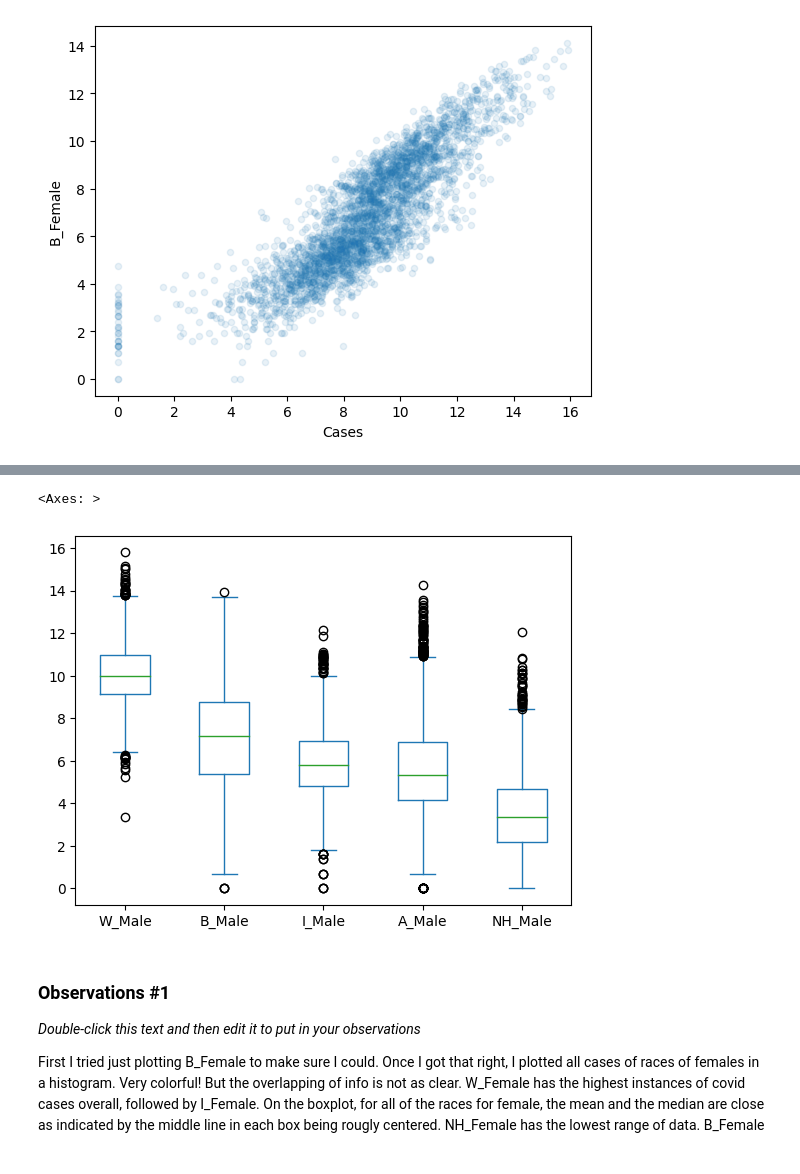
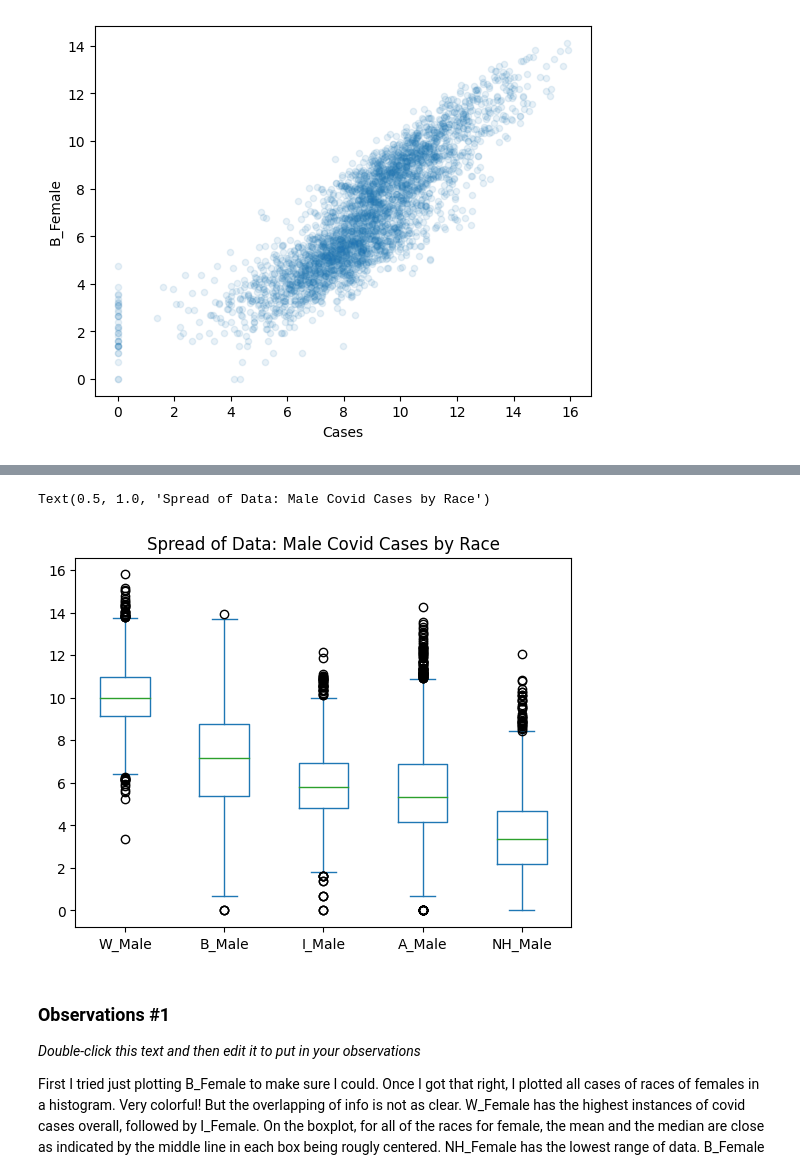
Before and after one commit to pmSLUMSHDS/hds5210-2023, a Jupyter notebook: week09/week09_assignment_2.ipynb, the cells around one changed output, grey strips where cells are left out. Cells and saved outputs as stored; diff of their text form; code cells hidden in the pictures.

```diff
--- a/week09/week09_assignment_2.ipynb
+++ b/week09/week09_assignment_2.ipynb
@@ -319,10 +325,11 @@ covid_df.plot.hist(x = 'Cases', y = ['W_Male', 'B_Male', 'I_Male', 'A_Male', 'NH
 # %%
 covid_df.plot(x = 'Cases', y = ['W_Male', 'B_Male', 'I_Male', 'A_Male', 'NH_Male'], kind = 'box')
+plt.title ('Spread of Data: Male Covid Cases by Race')
 
-#plotting all races of male cases of covid....looks very similar to female boxplot
+#plotting all races of male cases of covid via boxplot....looks very similar to female boxplot
 # %% [output]
-<Axes: >
+Text(0.5, 1.0, 'Spread of Data: Male Covid Cases by Race')
-[figure, old version]
+[figure, new version]
 # %% [markdown]
 ### Observations #1
 
```
Also changed, not shown: parts of 3 cells of this notebook.
